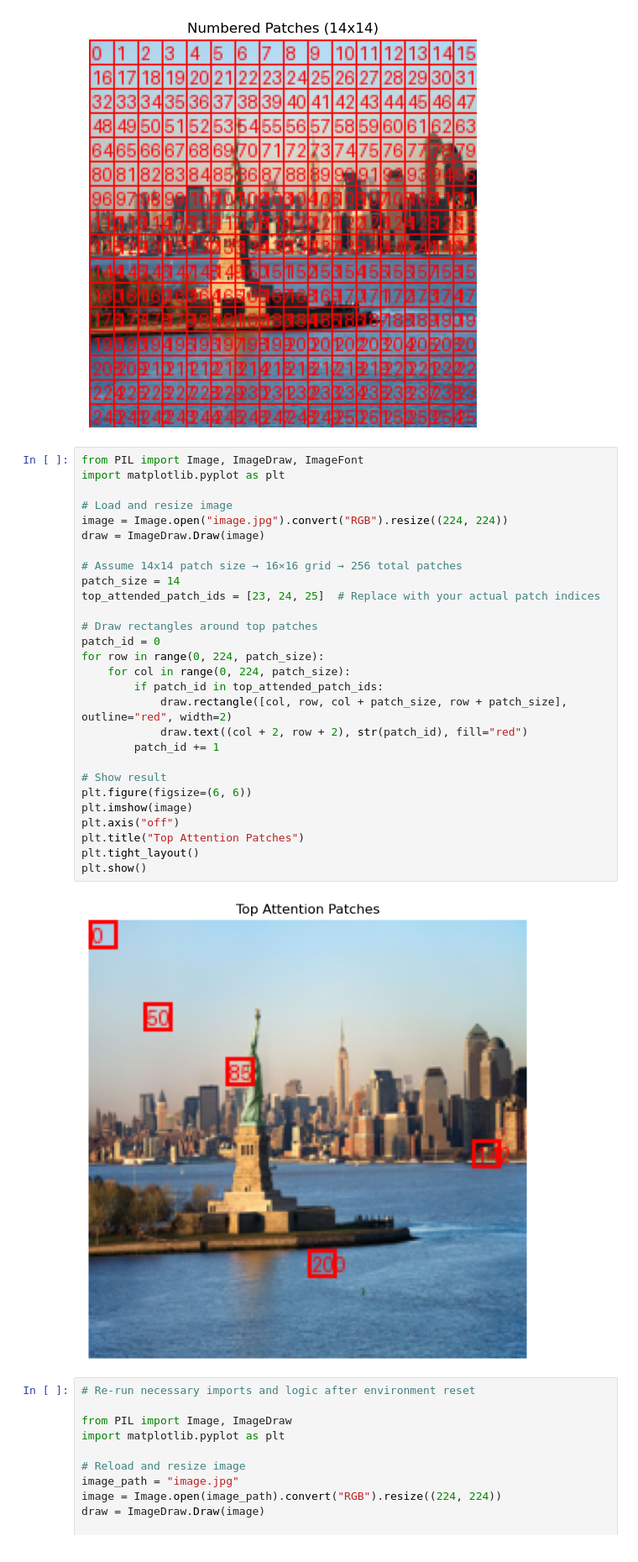
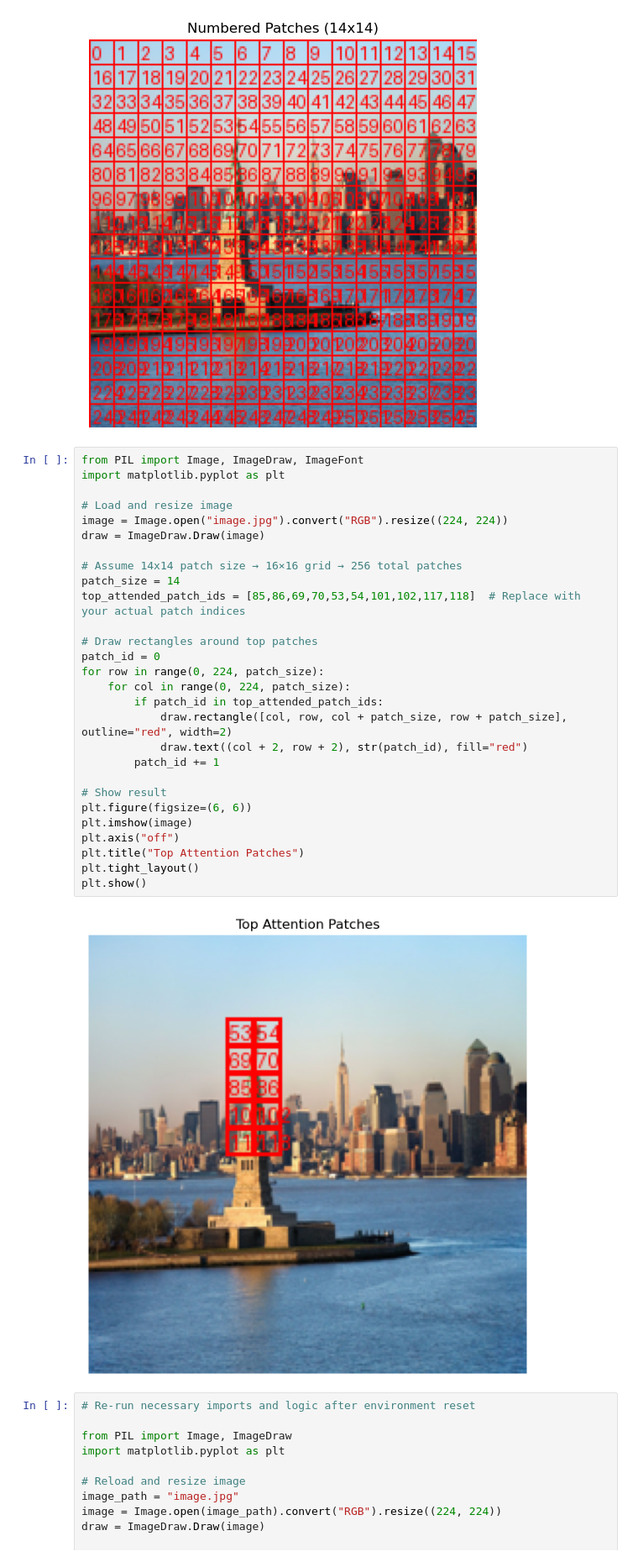
Before and after one commit to propardhu/UnderstandingVisionLLM, a Jupyter notebook: Llama-3.2InferanceAnalysis.ipynb, the cells around one changed output. Shown at 84% size. Cells and saved outputs as stored; diff of their text form.

```diff
--- a/Llama-3.2InferanceAnalysis.ipynb
+++ b/Llama-3.2InferanceAnalysis.ipynb
@@ -186,33 +186,33 @@ plt.show()
 # %%
 from PIL import Image, ImageDraw, ImageFont
 import matplotlib.pyplot as plt
 
 # Load and resize image
 image = Image.open("image.jpg").convert("RGB").resize((224, 224))
 draw = ImageDraw.Draw(image)
 
 # Assume 14x14 patch size → 16×16 grid → 256 total patches
 patch_size = 14
-top_attended_patch_ids = [23, 24, 25]  # Replace with your actual patch indices
+top_attended_patch_ids = [85,86,69,70,53,54,101,102,117,118]  # Replace with your actual patch indices
 
 # Draw rectangles around top patches
 patch_id = 0
 for row in range(0, 224, patch_size):
     for col in range(0, 224, patch_size):
         if patch_id in top_attended_patch_ids:
             draw.rectangle([col, row, col + patch_size, row + patch_size], outline="red", width=2)
             draw.text((col + 2, row + 2), str(patch_id), fill="red")
         patch_id += 1
 
 # Show result
 plt.figure(figsize=(6, 6))
 plt.imshow(image)
 plt.axis("off")
 plt.title("Top Attention Patches")
 plt.tight_layout()
 plt.show()
 # %% [output]
-[figure, old version]
+[figure, new version]
 # %%
 # Re-run necessary imports and logic after environment reset
 
```
Also changed, not shown: 11 other files.
